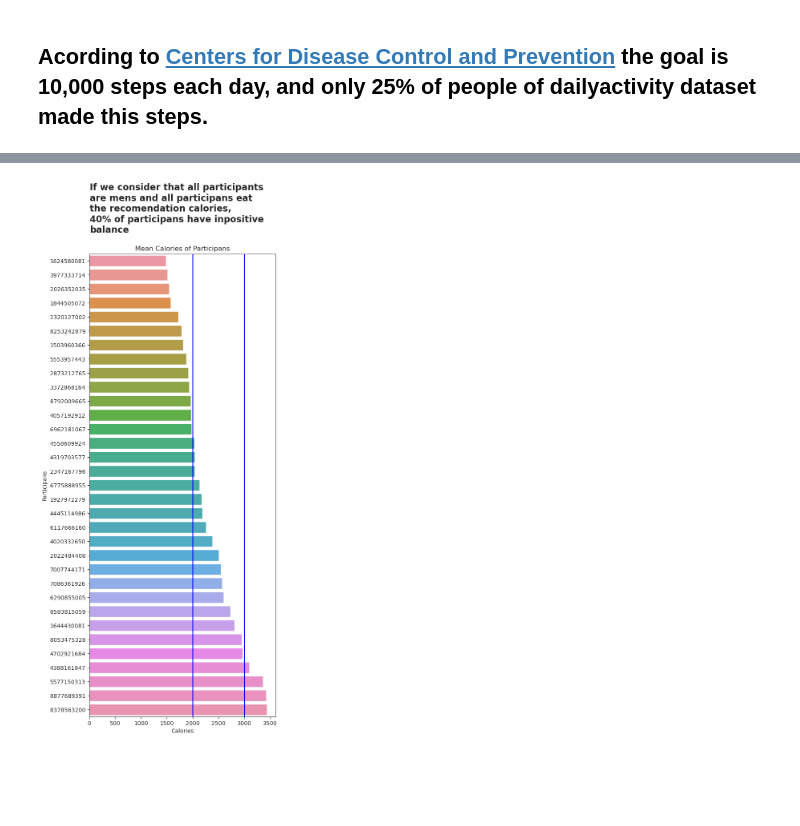
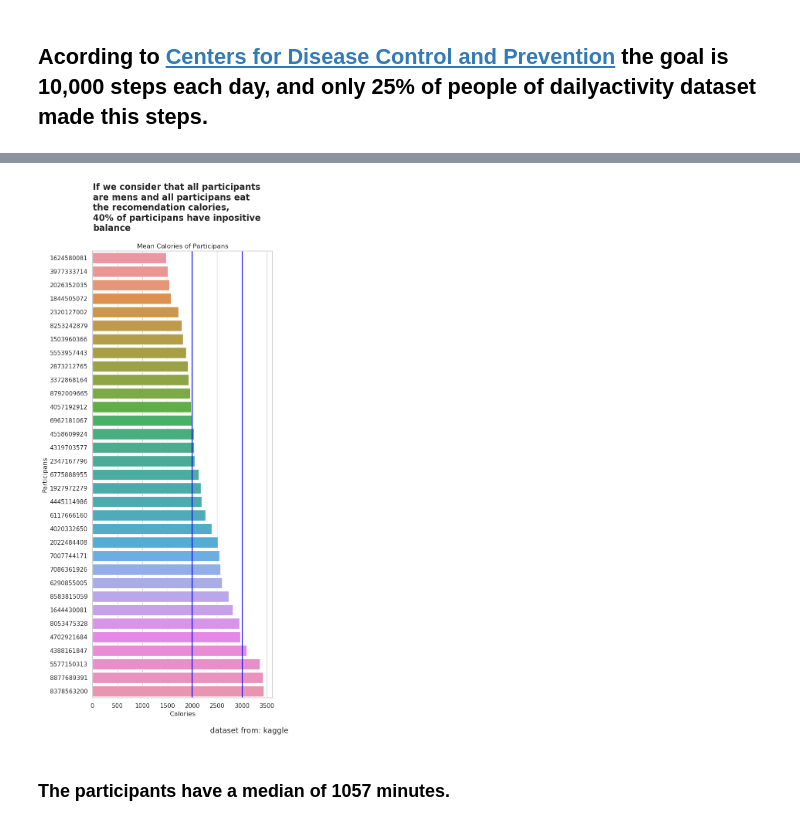
Before and after one commit to Ricardod671/Bellabeat-EDA, a Jupyter notebook: notebook/0.1-RCD-EDA.ipynb, the cells around one changed output, grey strips where cells are left out. Saved outputs shown, nothing was run; the diff lists cells and outputs as text; code cells hidden in the pictures; blank space fills up the shorter version.

```diff
--- a/notebook/0.1-RCD-EDA.ipynb
+++ b/notebook/0.1-RCD-EDA.ipynb
@@ -172,25 +177,28 @@ plt.show()
 # %%
 # Initialize the matpltlib figure
 f,ax = plt.subplots(figsize=(6,15))
 # plot the TotalCalories
 graph=sns.barplot(x="Calories",y="Id",data=calories,orient='h',order=calories.sort_values('Calories',ascending=True).Id)
 # Draw vertical line with values for woman
 #graph.axvline(1600,color='r')
 #graph.axvline(2400,color='r')
 # Draw verticar line with values for men
 graph.axvline(2000,color='b')
 graph.axvline(3000,color='b')
 # labels
 graph.set(xlabel='Calories',ylabel='Participans',title='Mean Calories of Participans')
 plt.text(x=4.7, y=-2, s='If we consider that all participants \n'
 'are mens and all participans eat\n'
 'the recomendation calories,\n'
 '40% of participans have inpositive\n'
 'balance', fontsize=16, weight='bold')
 # plot the graph
+plt.figtext(0.8, 0.05, "dataset from: kaggle", ha="center", fontsize=14)
 plt.show()
 # %% [output]
-[figure, old version]
+[figure, new version]
+# %% [markdown]
+### The participants have a median of 1057 minutes.
 # %%
 # this logic is for get and order list of the mean of calories in every id
 sedentary_minutes=daily_activity[["Id","SedentaryMinutes"]].groupby("Id").mean().reset_index().sort_values('SedentaryMinutes',ascending=False)
```
Also changed, not shown: parts of 23 cells of this notebook.
